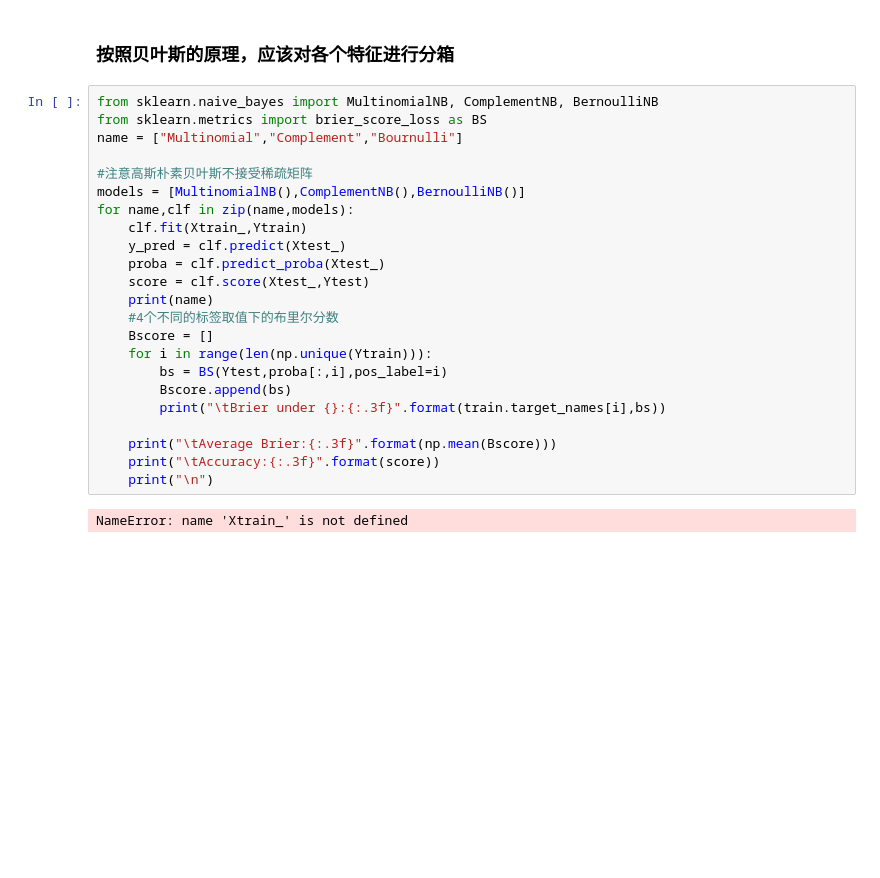
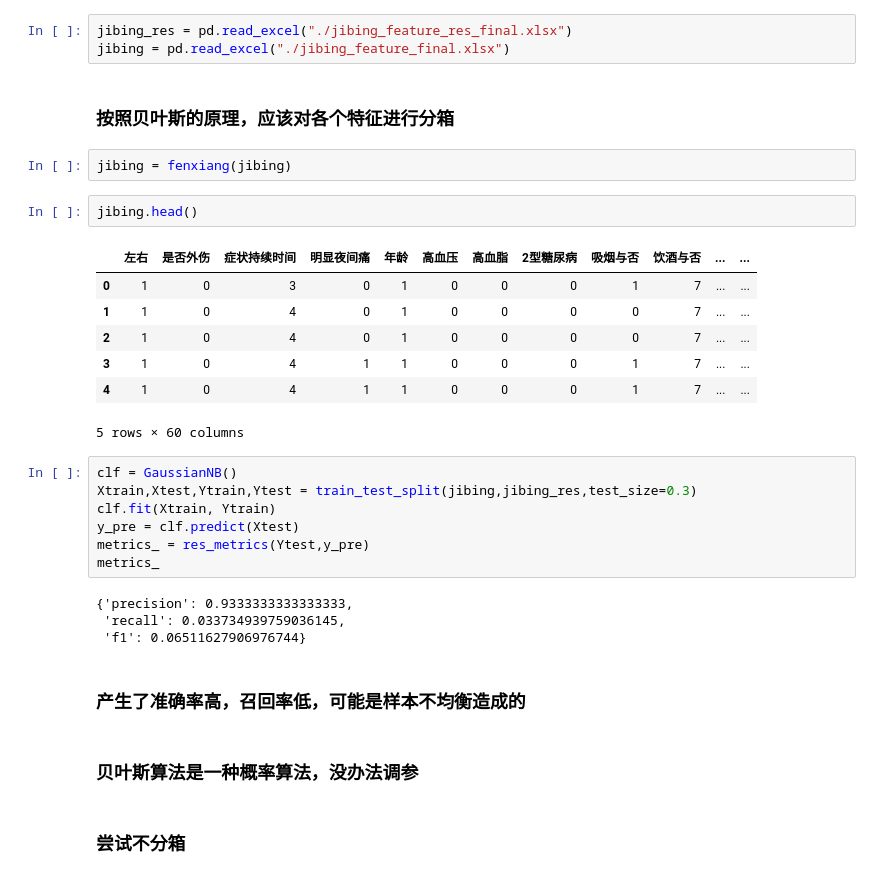
Before and after one commit to ptg666/shujuwajue, a Jupyter notebook: 贝叶斯.ipynb, the cells around one changed output. Drawn from its saved outputs; the diff is of its cells as text; blank space fills up the shorter version.

```diff
--- a/贝叶斯.ipynb
+++ b/贝叶斯.ipynb
@@ -15,27 +31,34 @@
+# %%
+jibing_res = pd.read_excel("./jibing_feature_res_final.xlsx")
+jibing = pd.read_excel("./jibing_feature_final.xlsx")
 # %% [markdown]
 ### 按照贝叶斯的原理，应该对各个特征进行分箱
-# %%
-from sklearn.naive_bayes import MultinomialNB, ComplementNB, BernoulliNB
-from sklearn.metrics import brier_score_loss as BS
-name = ["Multinomial","Complement","Bournulli"]
-
-#注意高斯朴素贝叶斯不接受稀疏矩阵
-models = [MultinomialNB(),ComplementNB(),BernoulliNB()]
-for name,clf in zip(name,models):
-    clf.fit(Xtrain_,Ytrain)
-    y_pred = clf.predict(Xtest_)
-    proba = clf.predict_proba(Xtest_)
-    score = clf.score(Xtest_,Ytest)
-    print(name)
-    #4个不同的标签取值下的布里尔分数
-    Bscore = []
-    for i in range(len(np.unique(Ytrain))):
-        bs = BS(Ytest,proba[:,i],pos_label=i)
-        Bscore.append(bs)
-        print("\tBrier under {}:{:.3f}".format(train.target_names[i],bs))
-
-    print("\tAverage Brier:{:.3f}".format(np.mean(Bscore)))
-    print("\tAccuracy:{:.3f}".format(score))
-    print("\n")
-# %% [output]
-NameError: name 'Xtrain_' is not defined
+# %%
+jibing = fenxiang(jibing)
+# %%
+jibing.head()
+# %% [output]
+|  | 左右 | 是否外伤 | 症状持续时间 | 明显夜间痛 | 年龄 | 高血压 | 高血脂 | 2型糖尿病 | 吸烟与否 | 饮酒与否 | ... | ... |
+| 0 | 1 | 0 | 3 | 0 | 1 | 0 | 0 | 0 | 1 | 7 | ... | ... |
+| 1 | 1 | 0 | 4 | 0 | 1 | 0 | 0 | 0 | 0 | 7 | ... | ... |
+| 2 | 1 | 0 | 4 | 0 | 1 | 0 | 0 | 0 | 0 | 7 | ... | ... |
+| 3 | 1 | 0 | 4 | 1 | 1 | 0 | 0 | 0 | 1 | 7 | ... | ... |
+| 4 | 1 | 0 | 4 | 1 | 1 | 0 | 0 | 0 | 1 | 7 | ... | ... |
+5 rows × 60 columns
+# %%
+clf = GaussianNB()
+Xtrain,Xtest,Ytrain,Ytest = train_test_split(jibing,jibing_res,test_size=0.3)
+clf.fit(Xtrain, Ytrain)
+y_pre = clf.predict(Xtest)
+metrics_ = res_metrics(Ytest,y_pre)
+metrics_
+# %% [output]
+{'precision': 0.9333333333333333,
+ 'recall': 0.033734939759036145,
+ 'f1': 0.06511627906976744}
+# %% [markdown]
+### 产生了准确率高，召回率低，可能是样本不均衡造成的
+# %% [markdown]
+### 贝叶斯算法是一种概率算法，没办法调参
+# %% [markdown]
+### 尝试不分箱
```
Also changed, not shown: parts of 6 cells of this notebook, 7 other files.
